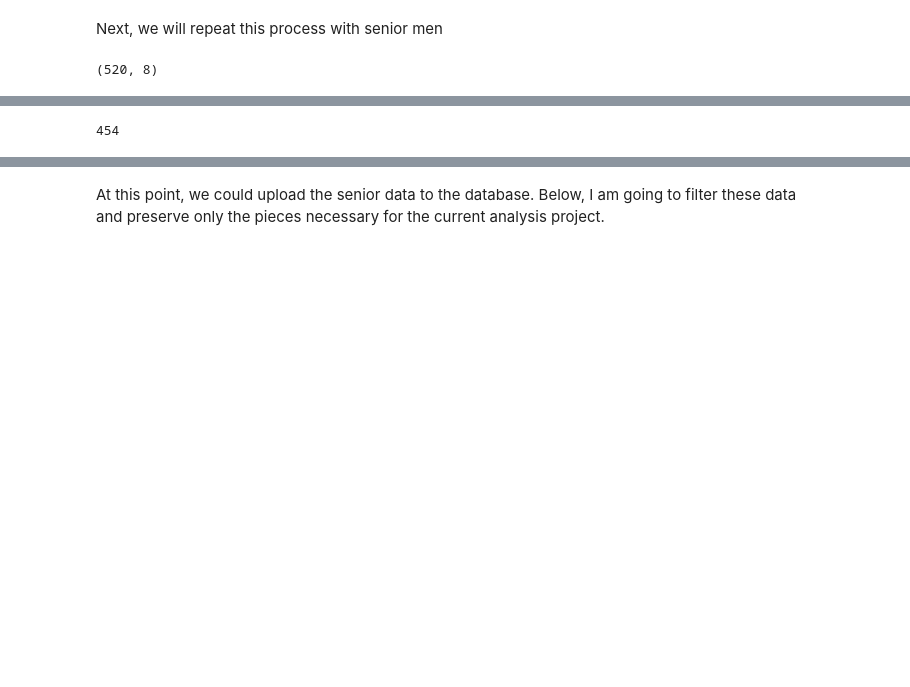
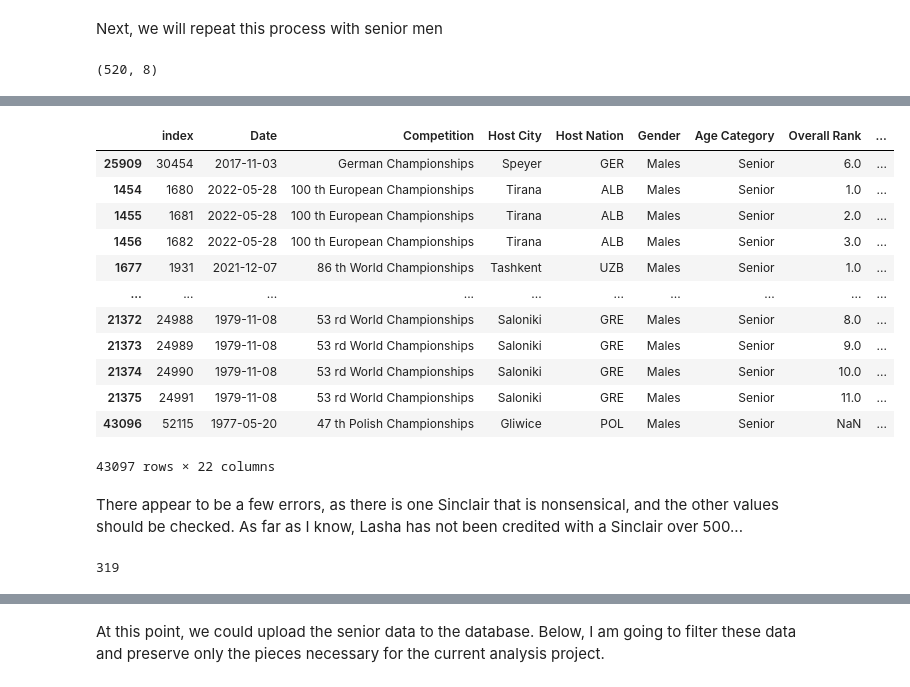
Before and after one commit to aaronjkeeney/Rxpose, a Jupyter notebook: Python_Version Rxpose.ipynb, the cells around one changed output, grey strips where cells are left out. Saved outputs shown, nothing was run; the diff lists cells and outputs as text; code cells hidden in the pictures; blank space fills up the shorter version.

```diff
--- a/Python_Version Rxpose.ipynb
+++ b/Python_Version Rxpose.ipynb
@@ -474,0 +568,8 @@ senior_men_data.head()
+# %%
+# Duplicate datafram and convert columns to numeric
+
+senior_men_data_numeric = senior_men_data.reset_index()
+
+senior_men_data_numeric[columns_to_convert] = senior_men_data_numeric[columns_to_convert].apply(pd.to_numeric, errors='coerce')
+
+senior_men_data_numeric.info()
@@ -475,3 +594,21 @@ senior_men_data.head()
+# %%
+senior_men_data_numeric.sort_values(by='Sinclair', ascending=False)
+# %% [output]
+|  | index | Date | Competition | Host City | Host Nation | Gender | Age Category | Overall Rank | ... |
+| 25909 | 30454 | 2017-11-03 | German Championships | Speyer | GER | Males | Senior | 6.0 | ... |
+| 1454 | 1680 | 2022-05-28 | 100 th European Championships | Tirana | ALB | Males | Senior | 1.0 | ... |
+| 1455 | 1681 | 2022-05-28 | 100 th European Championships | Tirana | ALB | Males | Senior | 2.0 | ... |
+| 1456 | 1682 | 2022-05-28 | 100 th European Championships | Tirana | ALB | Males | Senior | 3.0 | ... |
+| 1677 | 1931 | 2021-12-07 | 86 th World Championships | Tashkent | UZB | Males | Senior | 1.0 | ... |
+| ... | ... | ... | ... | ... | ... | ... | ... | ... | ... |
+| 21372 | 24988 | 1979-11-08 | 53 rd World Championships | Saloniki | GRE | Males | Senior | 8.0 | ... |
+| 21373 | 24989 | 1979-11-08 | 53 rd World Championships | Saloniki | GRE | Males | Senior | 9.0 | ... |
+| 21374 | 24990 | 1979-11-08 | 53 rd World Championships | Saloniki | GRE | Males | Senior | 10.0 | ... |
+| 21375 | 24991 | 1979-11-08 | 53 rd World Championships | Saloniki | GRE | Males | Senior | 11.0 | ... |
+| 43096 | 52115 | 1977-05-20 | 47 th Polish Championships | Gliwice | POL | Males | Senior | NaN | ... |
+43097 rows × 22 columns
+# %% [markdown]
+There appear to be a few errors, as there is one Sinclair that is nonsensical, and the other values should be checked. As far as I know, Lasha has not been credited with a Sinclair over 500...
 # %%
 # Save men's data in case it gets messed up
 
@@ -491,5 +628,5 @@ all_senior_data = pd.concat([senior_men_data, senior_women_data], axis=0, ignore
 # %%
-len(all_senior_data['Host City'].unique())
+len(all_senior_data_loaded['Host City'].unique())
 # %% [output]
-454
+319
 # %%
```
Also changed, not shown: parts of 42 cells of this notebook, 2 other files.
